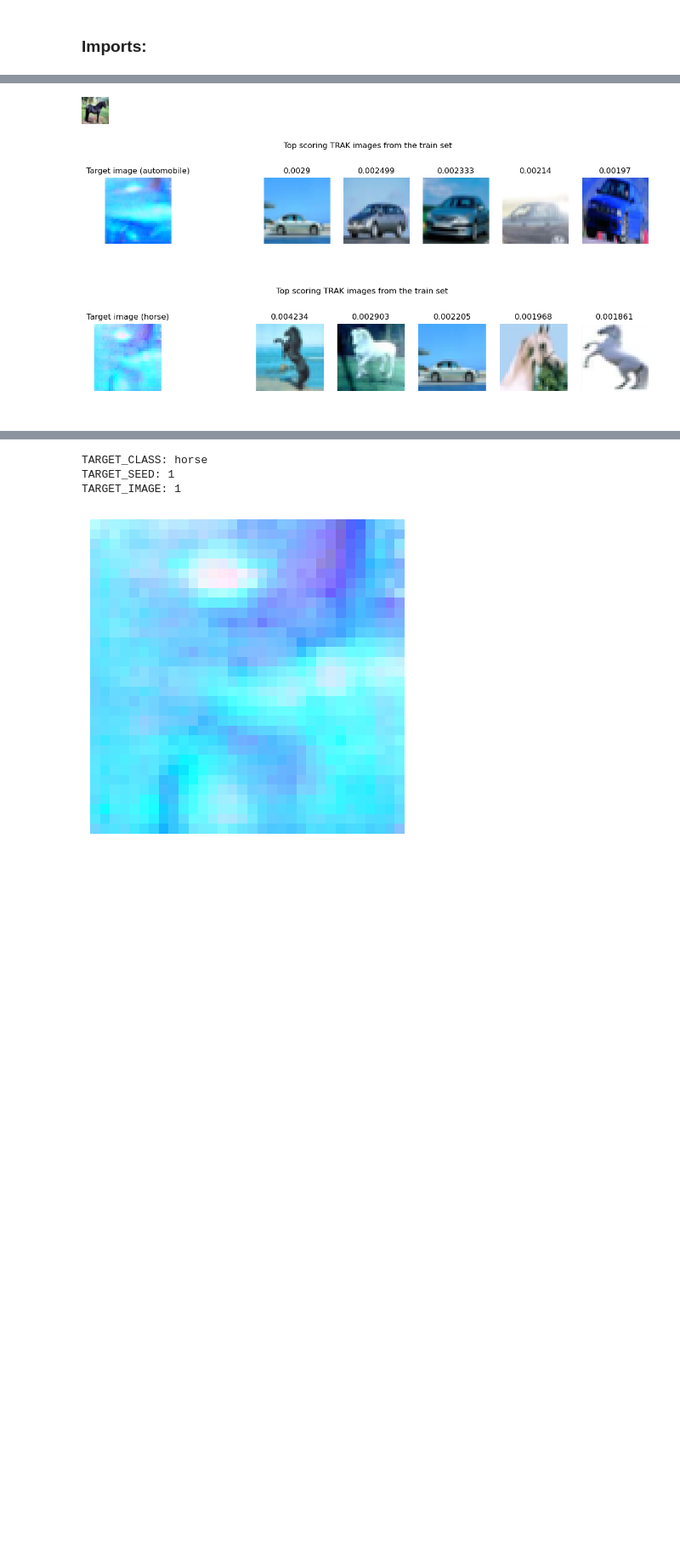
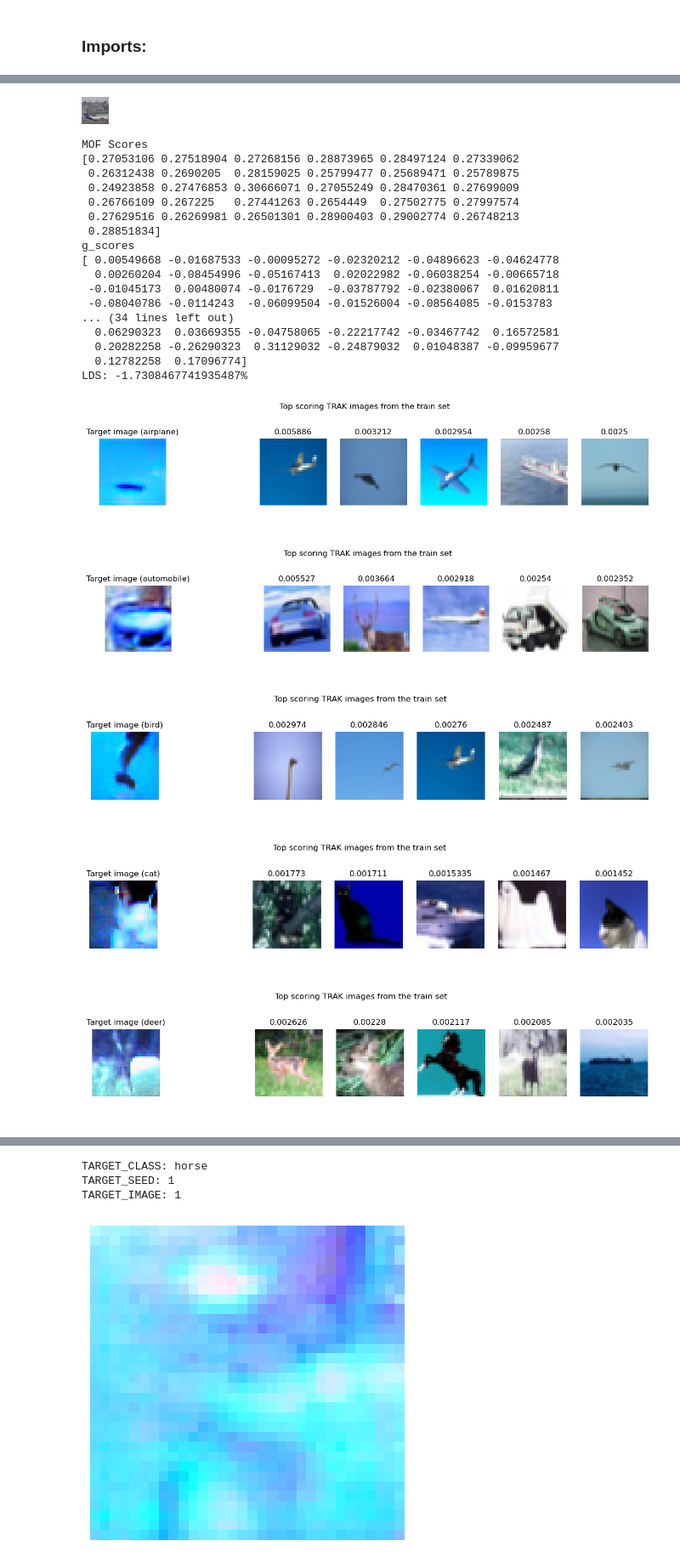
Before and after one commit to Naterjack/Data-Attribution-for-Stable-Diffusion, a Jupyter notebook: SD1_TRAK_Attribution.ipynb, the cells around one changed output, grey strips where cells are left out. Shown at 85% size. Cells and saved outputs as stored; diff of their text form; code cells hidden in the pictures; blank space fills up the shorter version.

```diff
--- a/SD1_TRAK_Attribution.ipynb
+++ b/SD1_TRAK_Attribution.ipynb
@@ -3,7 +3,7 @@
 # %%
 from utils.custom_enums import Model_Type_Enum, Dataset_Type_Enum, TRAK_Type_Enum
 model_type = Model_Type_Enum.LORA
-dataset_type = Dataset_Type_Enum.CIFAR2
+dataset_type = Dataset_Type_Enum.CIFAR10
 TRAK_type = TRAK_Type_Enum.TRAK
 
 #TRAK CIFAR10 LORA 10min iirc? (with cuda obvs)
@@ -12,7 +12,7 @@ SWAP_DATASETS = False
 
 UPDATE_SCORES = False
 
-CALCULATE_LDS = False
+CALCULATE_LDS = True
 
 from utils.config import Project_Config, CIFAR_10_Config, CIFAR_10_Local_Config
 from LDS.LDS_Utils import LDS
@@ -150,7 +150,7 @@ if UPDATE_SCORES:
 # %%
 train_dataset[0]["image"]
 # %% [output]
-[figure, old version]
+[figure, new version]
 # %%
 from PIL import Image
 import matplotlib.pyplot as plt
@@ -166,33 +166,61 @@ scores = trak_config.load_scores()
 #scores = scores*0
 #Scale the scores s.t. min is 0 and the sum is 1
 #for i in range(10):
 #    if scores[:,i].min() < 0:
 #        scores[:,i] -= scores[:,i].min()
 #    scores[:,i] *= (1/scores[:,i].sum())
 
 if CALCULATE_LDS:
-    print(f"LDS: {LDS(scores,generated_dataloader,10)*100}%")
+    lds_score = LDS(project_config=project_config,
+        training_dataset_config=train_dataset_config,
+        generated_dataset_dataloader=generated_dataloader,
+        training_dataset_type=dataset_type,
+        generated_dataset_size=len(generated_dataset_config.dataset),
+        attribution_scores_tau=scores,
+        seed=42
+    )
+    print(f"LDS: {lds_score*100}%")
 
 NUM_SEEDS = 20
 SEED_TO_PREVIEW = 1
 NUM_CLASSES = len(generated_dataset_config.class_captions)
 for i in range(SEED_TO_PREVIEW,NUM_CLASSES*NUM_SEEDS,NUM_SEEDS):
 
     fig, axs = plt.subplots(ncols=7, figsize=(15, 3))
     fig.suptitle('Top scoring TRAK images from the train set')
 
     axs[0].imshow(generated_dataset[i][generated_dataset_config.image_column])
 
     axs[0].axis('off'); axs[0].set_title('Target image' + " (" + generated_dataset[i][generated_dataset_config.caption_column] + ")")
     axs[1].axis('off')
 
     top_trak_scorers = scores[:, i].argsort()[-5:][::-1]
     for ii, train_im_ind in enumerate(top_trak_scorers):
         axs[ii + 2].imshow(train_dataset[int(train_im_ind)][generated_dataset_config.image_column])
         axs[ii + 2].axis('off')
         axs[ii + 2].set_title(str(scores[int(train_im_ind),i]))
 
     fig.show()
 # %% [output]
+MOF Scores
+[0.27053106 0.27518904 0.27268156 0.28873965 0.28497124 0.27339062
+ 0.26312438 0.2690205  0.28159025 0.25799477 0.25689471 0.25789875
+ 0.24923858 0.27476853 0.30666071 0.27055249 0.28470361 0.27699009
+ 0.26766109 0.267225   0.27441263 0.2654449  0.27502775 0.27997574
+ 0.27629516 0.26269981 0.26501301 0.28900403 0.29002774 0.26748213
+ 0.28851834]
+g_scores
+[ 0.00549668 -0.01687533 -0.00095272 -0.02320212 -0.04896623 -0.04624778
+  0.00260204 -0.08454996 -0.05167413  0.02022982 -0.06038254 -0.00665718
+ -0.01045173  0.00480074 -0.0176729  -0.03787792 -0.02380067  0.01620811
+ -0.08040786 -0.0114243  -0.06099504 -0.01526004 -0.08564085 -0.0153783
+... (34 lines left out)
+  0.06290323  0.03669355 -0.04758065 -0.22217742 -0.03467742  0.16572581
+  0.20282258 -0.26290323  0.31129032 -0.24879032  0.01048387 -0.09959677
+  0.12782258  0.17096774]
+LDS: -1.7308467741935487%
-[figure, old version]
+[figure, new version]
-[figure, old version]
+[figure, new version]
+[figure, added]
+[figure, added]
+[figure, added]
```
Also changed, not shown: parts of 5 cells of this notebook.
